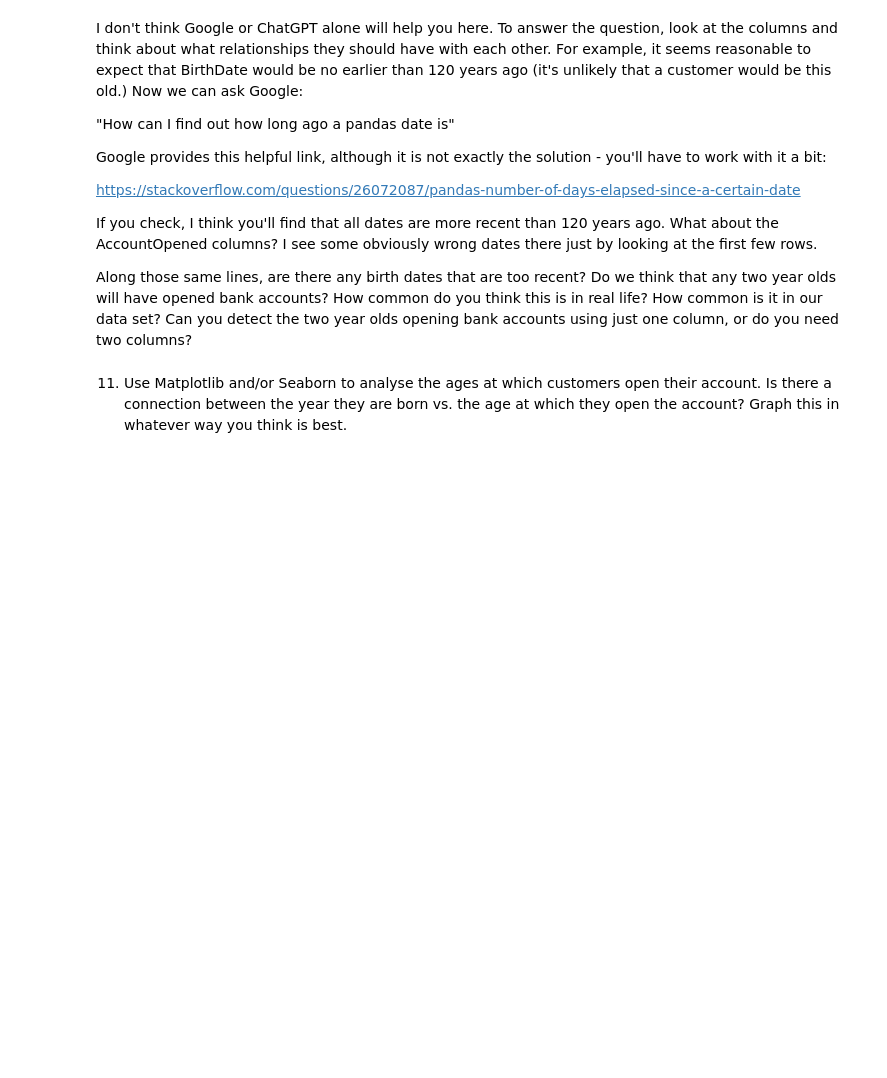
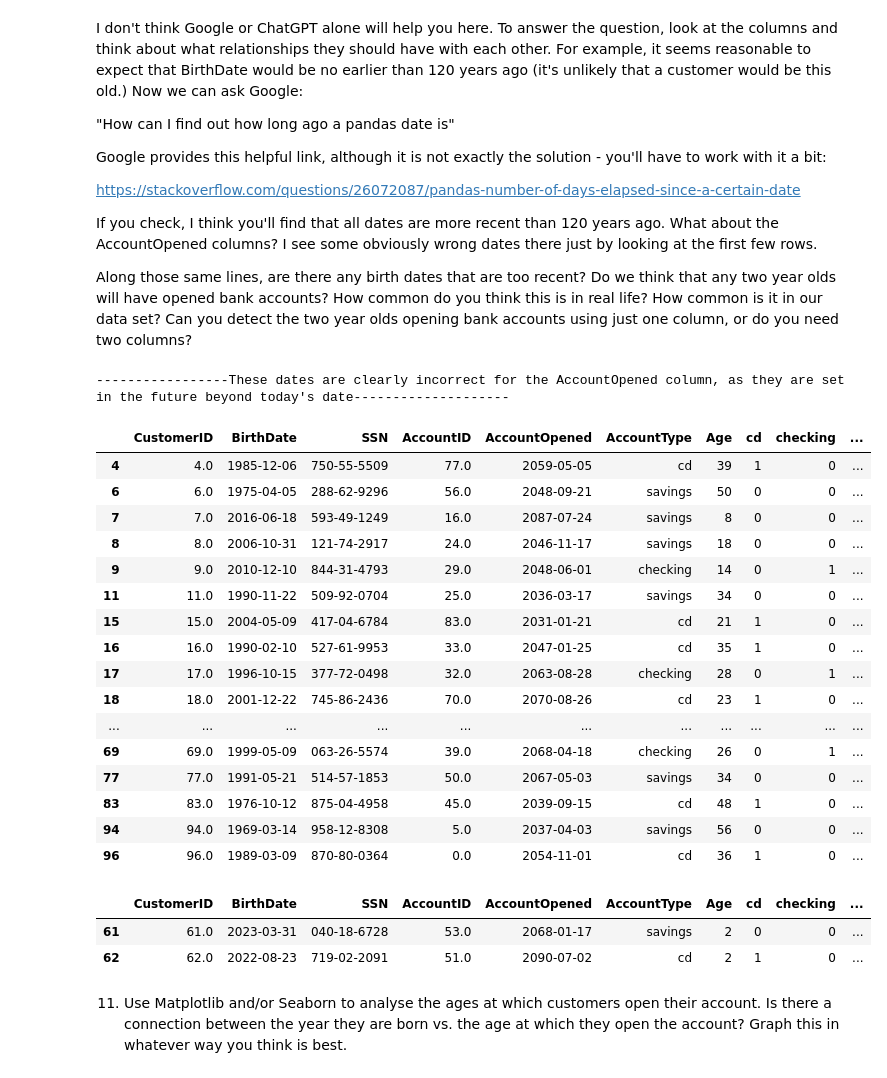
Before and after one commit to Hirschi-m/Module-B-semester-2, a Jupyter notebook: Week1.ipynb, the cells around one changed output. Saved outputs shown, nothing was run; the diff lists cells and outputs as text; code cells hidden in the pictures; blank space fills up the shorter version.

```diff
--- a/Week1.ipynb
+++ b/Week1.ipynb
@@ -481,6 +524,40 @@ https://stackoverflow.com/questions/26072087/pandas-number-of-days-elapsed-since
 If you check, I think you'll find that all dates are more recent than 120 years ago.  What about the AccountOpened columns?  I see some obviously wrong dates there just by looking at the first few rows.
 
 Along those same lines, are there any birth dates that are too recent?  Do we think that any two year olds will have opened bank accounts?  How common do you think this is in real life?  How common is it in our data set?  Can you detect the two year olds opening bank accounts using just one column, or do you need two columns?
+# %%
+# Below is a list of all the accounts that were opened after today's date. So, these are obviously wrong dates.
+today = pd.to_datetime(datetime.today().date())
+accounts_in_future = one_hot_bank[one_hot_bank['AccountOpened'] > today]
+print("-----------------These dates are clearly incorrect for the AccountOpened column, as they are set in the future beyond today's date--------------------")
+accounts_in_future
+# %% [output]
+-----------------These dates are clearly incorrect for the AccountOpened column, as they are set in the future beyond today's date--------------------
+|  | CustomerID | BirthDate | SSN | AccountID | AccountOpened | AccountType | Age | cd | checking | ... |
+| 4 | 4.0 | 1985-12-06 | 750-55-5509 | 77.0 | 2059-05-05 | cd | 39 | 1 | 0 | ... |
+| 6 | 6.0 | 1975-04-05 | 288-62-9296 | 56.0 | 2048-09-21 | savings | 50 | 0 | 0 | ... |
+| 7 | 7.0 | 2016-06-18 | 593-49-1249 | 16.0 | 2087-07-24 | savings | 8 | 0 | 0 | ... |
+| 8 | 8.0 | 2006-10-31 | 121-74-2917 | 24.0 | 2046-11-17 | savings | 18 | 0 | 0 | ... |
+| 9 | 9.0 | 2010-12-10 | 844-31-4793 | 29.0 | 2048-06-01 | checking | 14 | 0 | 1 | ... |
+| 11 | 11.0 | 1990-11-22 | 509-92-0704 | 25.0 | 2036-03-17 | savings | 34 | 0 | 0 | ... |
+| 15 | 15.0 | 2004-05-09 | 417-04-6784 | 83.0 | 2031-01-21 | cd | 21 | 1 | 0 | ... |
+| 16 | 16.0 | 1990-02-10 | 527-61-9953 | 33.0 | 2047-01-25 | cd | 35 | 1 | 0 | ... |
+| 17 | 17.0 | 1996-10-15 | 377-72-0498 | 32.0 | 2063-08-28 | checking | 28 | 0 | 1 | ... |
+| 18 | 18.0 | 2001-12-22 | 745-86-2436 | 70.0 | 2070-08-26 | cd | 23 | 1 | 0 | ... |
+| ... | ... | ... | ... | ... | ... | ... | ... | ... | ... | ... |
+| 69 | 69.0 | 1999-05-09 | 063-26-5574 | 39.0 | 2068-04-18 | checking | 26 | 0 | 1 | ... |
+| 77 | 77.0 | 1991-05-21 | 514-57-1853 | 50.0 | 2067-05-03 | savings | 34 | 0 | 0 | ... |
+| 83 | 83.0 | 1976-10-12 | 875-04-4958 | 45.0 | 2039-09-15 | cd | 48 | 1 | 0 | ... |
+| 94 | 94.0 | 1969-03-14 | 958-12-8308 | 5.0 | 2037-04-03 | savings | 56 | 0 | 0 | ... |
+| 96 | 96.0 | 1989-03-09 | 870-80-0364 | 0.0 | 2054-11-01 | cd | 36 | 1 | 0 | ... |
+# %%
+#Rows corresponding to customers 2 years old or younger
+
+age2_younger = one_hot_bank[one_hot_bank['Age'] <= 2]
+age2_younger
+# %% [output]
+|  | CustomerID | BirthDate | SSN | AccountID | AccountOpened | AccountType | Age | cd | checking | ... |
+| 61 | 61.0 | 2023-03-31 | 040-18-6728 | 53.0 | 2068-01-17 | savings | 2 | 0 | 0 | ... |
+| 62 | 62.0 | 2022-08-23 | 719-02-2091 | 51.0 | 2090-07-02 | cd | 2 | 1 | 0 | ... |
 # %% [markdown]
 11. Use Matplotlib and/or Seaborn to analyse the ages at which customers open their account.  Is there a connection between the year they are born vs. the age at which they open the account?  Graph this in whatever way you think is best.
 # %% [markdown]
```
Also changed, not shown: parts of 18 cells of this notebook.
